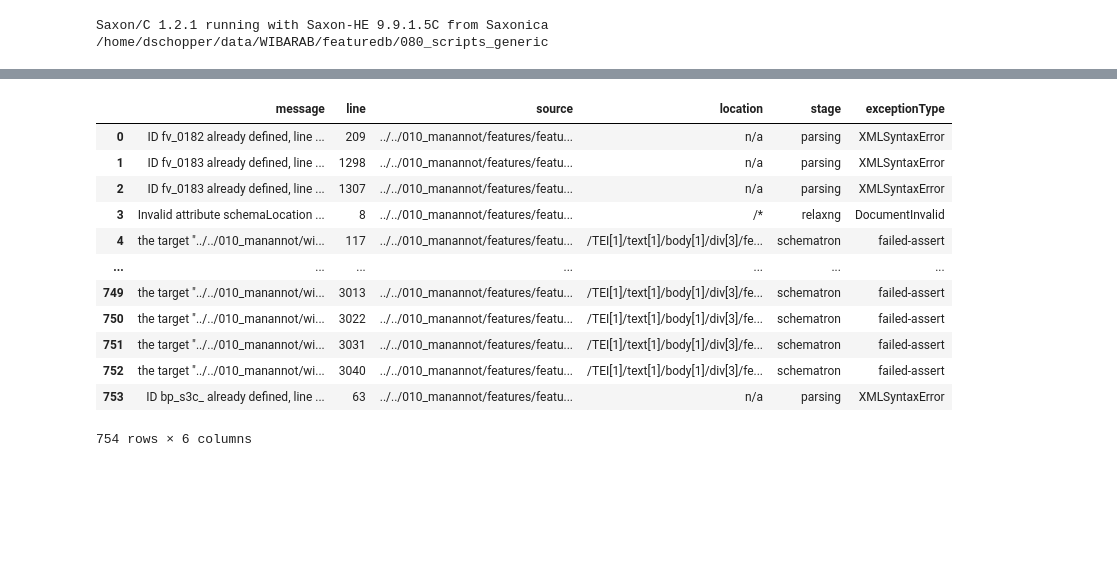
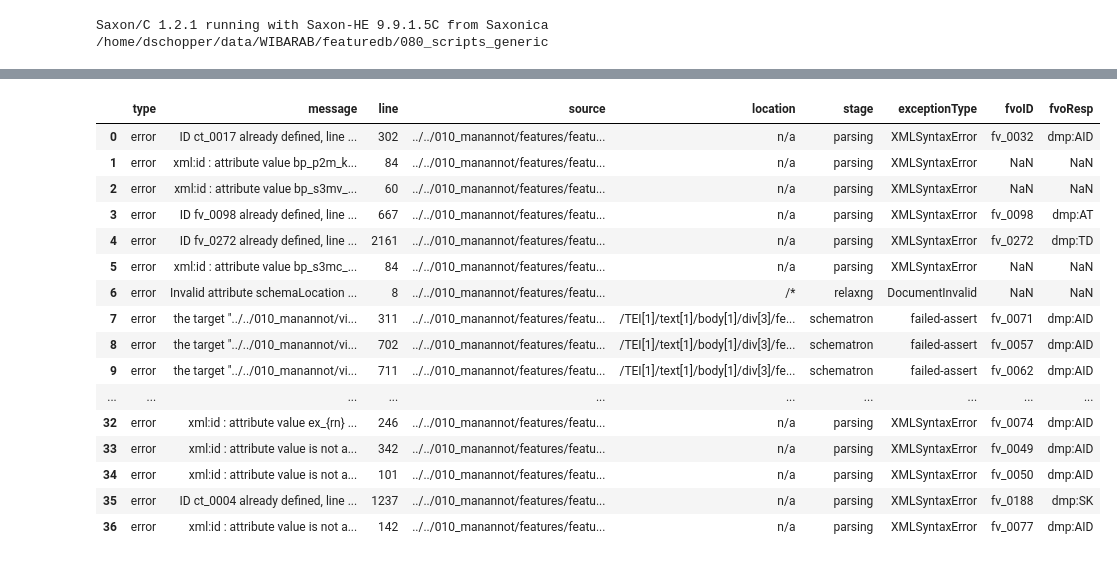
Before and after one commit to wibarab/featuredb, a Jupyter notebook: 080_scripts_generic/validation/validate.ipynb, the cells around one changed output, grey strips where cells are left out. Saved outputs shown, nothing was run; the diff lists cells and outputs as text; code cells hidden in the pictures; blank space fills up the shorter version.

Commit message:
updating validation script

```diff
--- a/080_scripts_generic/validation/validate.ipynb
+++ b/080_scripts_generic/validation/validate.ipynb
@@ -190,7 +216,11 @@ def validate(path, rngSchema):
         status = revisionDesc.attrib['status']
         if status.lower() == "draft":
             print("Ignoring draft "+path)
-            return
+            return {
+                "source" : path,
+                "type" : "ignored",
+                "status": status
+            }
         # relaxng validation
         relaxng_doc = etree.parse(rngSchema)
         relaxng = etree.RelaxNG(relaxng_doc)
@@ -198,13 +228,14 @@ def validate(path, rngSchema):
 
         # schematron validation
         schErrs = schValidate(sch, path)
-        if lem(schErrs) >= 1:
+        if len(schErrs) >= 1:
             validationErrors = validationErrors + schErrs
 
     except etree.DocumentInvalid as e:
         for error in e.error_log:
             location = "n/a" if error.path is None else error.path
             valErrObj = {
+                "type" : "error",
                 "message": error.message,
                 "line": error.line,
                 "source": path,
@@ -212,6 +243,10 @@ def validate(path, rngSchema):
                 "stage" : "relaxng",
                 "exceptionType": type(e).__name__
             }
+            fvoInfo = fvoByLinenumber(path, error.line)
+            if fvoInfo:
+                valErrObj["fvoID"] = fvoInfo['id']
+                valErrObj["fvoResp"] = fvoInfo['resp']
             validationErrors.append(valErrObj)
         schErrs = schValidate(sch, path)
         if len(schErrs) >= 1:
@@ -220,14 +255,21 @@ def validate(path, rngSchema):
 
     except etree.XMLSyntaxError as e:
         valErrObj = {
+            "type" : "error",
             "message": str(e),
             "line": e.lineno,
             "source": path,
             "location": "n/a",
             "stage" : "parsing",
             "exceptionType": type(e).__name__
-    }
+        }
+        fvoInfo = fvoByLinenumber(path, e.lineno)
+        if fvoInfo:
+            valErrObj["fvoID"] = fvoInfo['id']
+            valErrObj["fvoResp"] = fvoInfo['resp']
         validationErrors.append(valErrObj)
     return validationErrors
 # %%
 validationErrors = []
+ignoredFiles = []
+type(ignoredFiles)
@@ -241,9 +281,17 @@ for i in os.scandir(features):
         filename=os.path.basename(i)
         filepath=features + "/" + filename
         print("validating " + filepath)
-        errs = validate(filepath, rngSchema)
-        if type(errs) is list:
-            validationErrors = validationErrors + errs
-            print(f"{len(errs)} found / {len(validationErrors)} in total")
+        results = validate(filepath, rngSchema)
+        if type(results) is list:
+            res_errs = filter(lambda x: x['type'] == "error", results)
+            res_ignored = filter(lambda x: x['type'] == "ignored", results)
+            validationErrors = validationErrors + list(res_errs)
+            print(f"{len(list(res_errs))} found / {len(validationErrors)} in total")
+        elif type(results) is dict:
+            if results['type'] == "ignored":
+                ignoredFiles.append(results)
+        else:
+            print("unknown result type")
+            print(results)
 # %% [output]
 validating ../../010_manannot/features/features_pron_sg_p2_c.xml
@@ -348,21 +348,25 @@ validating ../../010_manannot/features/feature_bound_pronoun_3ps_sg_c.xml
 # %%
-df = pd.DataFrame(data=validationErrors).T
-df = df.transpose()
-df
+df_err = pd.DataFrame(data=validationErrors).T
+df_err = df_err.transpose()
+df_err
 # %% [output]
-|  | message | line | source | location | stage | exceptionType |
-| 0 | ID fv_0182 already defined, line ... | 209 | ../../010_manannot/features/featu... | n/a | parsing | XMLSyntaxError |
-| 1 | ID fv_0183 already defined, line ... | 1298 | ../../010_manannot/features/featu... | n/a | parsing | XMLSyntaxError |
-| 2 | ID fv_0183 already defined, line ... | 1307 | ../../010_manannot/features/featu... | n/a | parsing | XMLSyntaxError |
-| 3 | Invalid attribute schemaLocation ... | 8 | ../../010_manannot/features/featu... | /* | relaxng | DocumentInvalid |
-| 4 | the target "../../010_manannot/wi... | 117 | ../../010_manannot/features/featu... | /TEI[1]/text[1]/body[1]/div[3]/fe... | schematron | failed-assert |
-| ... | ... | ... | ... | ... | ... | ... |
-| 749 | the target "../../010_manannot/wi... | 3013 | ../../010_manannot/features/featu... | /TEI[1]/text[1]/body[1]/div[3]/fe... | schematron | failed-assert |
-| 750 | the target "../../010_manannot/wi... | 3022 | ../../010_manannot/features/featu... | /TEI[1]/text[1]/body[1]/div[3]/fe... | schematron | failed-assert |
-| 751 | the target "../../010_manannot/wi... | 3031 | ../../010_manannot/features/featu... | /TEI[1]/text[1]/body[1]/div[3]/fe... | schematron | failed-assert |
-| 752 | the target "../../010_manannot/wi... | 3040 | ../../010_manannot/features/featu... | /TEI[1]/text[1]/body[1]/div[3]/fe... | schematron | failed-assert |
-| 753 | ID bp_s3c_ already defined, line ... | 63 | ../../010_manannot/features/featu... | n/a | parsing | XMLSyntaxError |
+|  | type | message | line | source | location | stage | exceptionType | fvoID | fvoResp |
+| 0 | error | ID ct_0017 already defined, line ... | 302 | ../../010_manannot/features/featu... | n/a | parsing | XMLSyntaxError | fv_0032 | dmp:AID |
+| 1 | error | xml:id : attribute value bp_p2m_k... | 84 | ../../010_manannot/features/featu... | n/a | parsing | XMLSyntaxError | NaN | NaN |
+| 2 | error | xml:id : attribute value bp_s3mv_... | 60 | ../../010_manannot/features/featu... | n/a | parsing | XMLSyntaxError | NaN | NaN |
+| 3 | error | ID fv_0098 already defined, line ... | 667 | ../../010_manannot/features/featu... | n/a | parsing | XMLSyntaxError | fv_0098 | dmp:AT |
+| 4 | error | ID fv_0272 already defined, line ... | 2161 | ../../010_manannot/features/featu... | n/a | parsing | XMLSyntaxError | fv_0272 | dmp:TD |
+| 5 | error | xml:id : attribute value bp_s3mc_... | 84 | ../../010_manannot/features/featu... | n/a | parsing | XMLSyntaxError | NaN | NaN |
+| 6 | error | Invalid attribute schemaLocation ... | 8 | ../../010_manannot/features/featu... | /* | relaxng | DocumentInvalid | NaN | NaN |
+| 7 | error | the target "../../010_manannot/vi... | 311 | ../../010_manannot/features/featu... | /TEI[1]/text[1]/body[1]/div[3]/fe... | schematron | failed-assert | fv_0071 | dmp:AID |
+| 8 | error | the target "../../010_manannot/vi... | 702 | ../../010_manannot/features/featu... | /TEI[1]/text[1]/body[1]/div[3]/fe... | schematron | failed-assert | fv_0057 | dmp:AID |
+| 9 | error | the target "../../010_manannot/vi... | 711 | ../../010_manannot/features/featu... | /TEI[1]/text[1]/body[1]/div[3]/fe... | schematron | failed-assert | fv_0062 | dmp:AID |
+| ... | ... | ... | ... | ... | ... | ... | ... | ... | ... |
+| 32 | error | xml:id : attribute value ex_{rn} ... | 246 | ../../010_manannot/features/featu... | n/a | parsing | XMLSyntaxError | fv_0074 | dmp:AID |
+| 33 | error | xml:id : attribute value is not a... | 342 | ../../010_manannot/features/featu... | n/a | parsing | XMLSyntaxError | fv_0049 | dmp:AID |
+| 34 | error | xml:id : attribute value is not a... | 101 | ../../010_manannot/features/featu... | n/a | parsing | XMLSyntaxError | fv_0050 | dmp:AID |
+| 35 | error | ID ct_0004 already defined, line ... | 1237 | ../../010_manannot/features/featu... | n/a | parsing | XMLSyntaxError | fv_0188 | dmp:SK |
+| 36 | error | xml:id : attribute value is not a... | 142 | ../../010_manannot/features/featu... | n/a | parsing | XMLSyntaxError | fv_0077 | dmp:AID |
-754 rows × 6 columns
 # %%
 print(f"cound {len(validationErrors)} validation errors")
 # %% [output]
```
Also changed, not shown: parts of 12 cells of this notebook, 2 other files.
